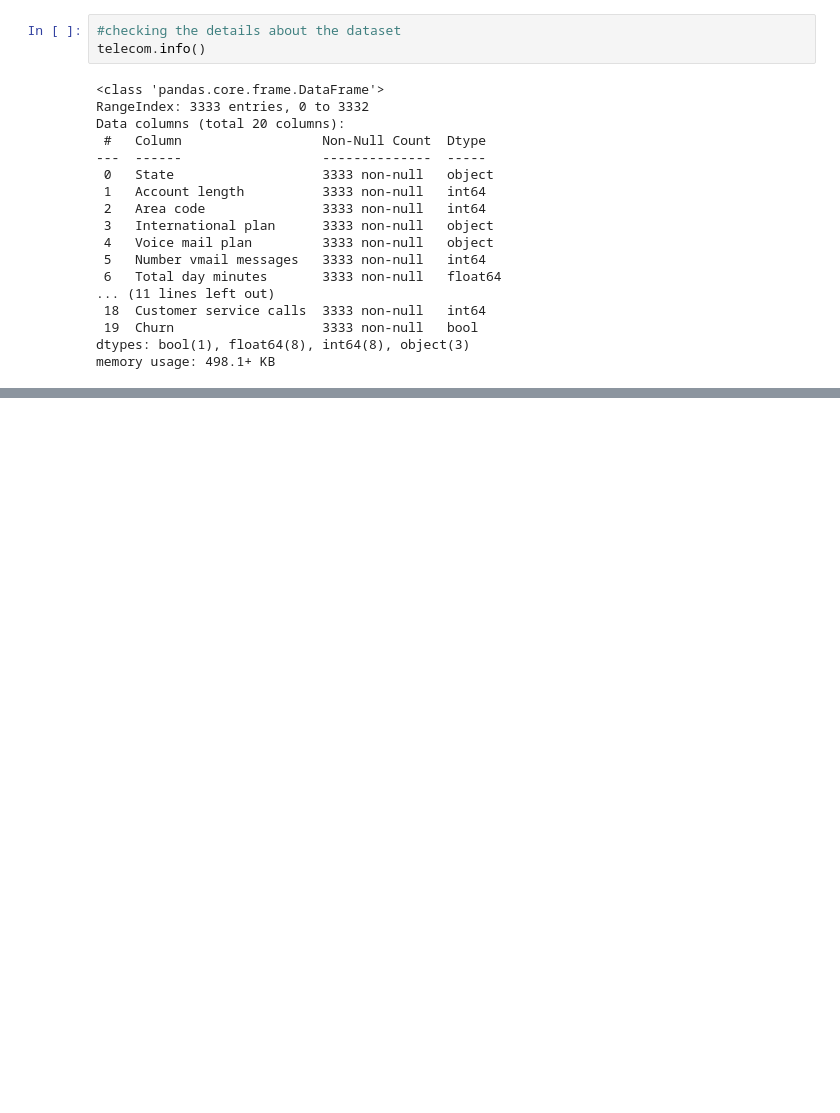
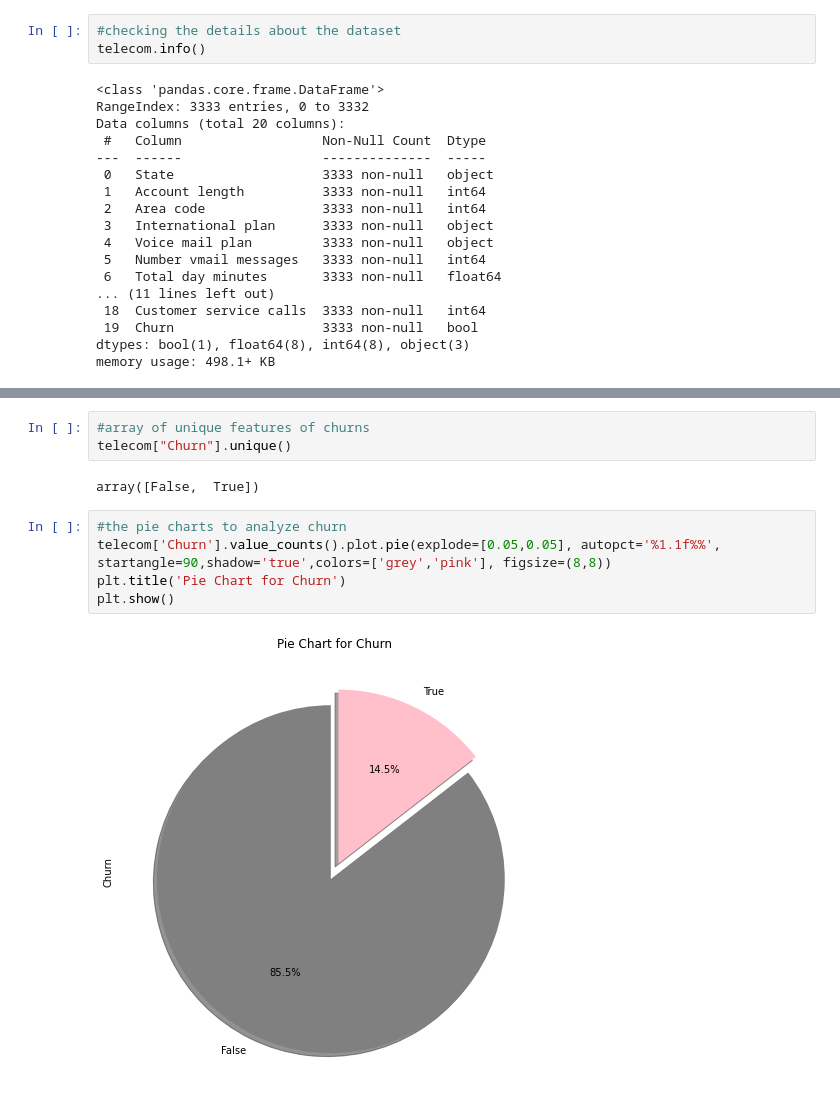
Before and after one commit to Ankitgpt357/EDA-telecom_churn-analysis2, a Jupyter notebook: My_EDA_telecom_churn_analysis.ipynb, the cells around one changed output, grey strips where cells are left out. Cells and saved outputs as stored; diff of their text form; blank space fills up the shorter version.

```diff
--- a/My_EDA_telecom_churn_analysis.ipynb
+++ b/My_EDA_telecom_churn_analysis.ipynb
@@ -152,0 +306,12 @@ memory usage: 498.1+ KB
+# %%
+#array of unique features of churns
+telecom["Churn"].unique()
+# %% [output]
+array([False,  True])
+# %%
+#the pie charts to analyze churn
+telecom['Churn'].value_counts().plot.pie(explode=[0.05,0.05], autopct='%1.1f%%',  startangle=90,shadow='true',colors=['grey','pink'], figsize=(8,8))
+plt.title('Pie Chart for Churn')
+plt.show()
+# %% [output]
+[figure, added]
```
Also changed, not shown: parts of 17 cells of this notebook.
